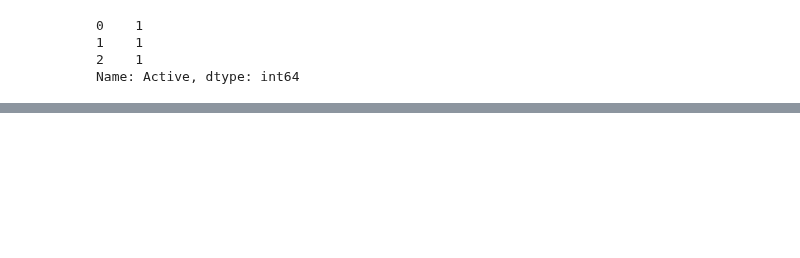
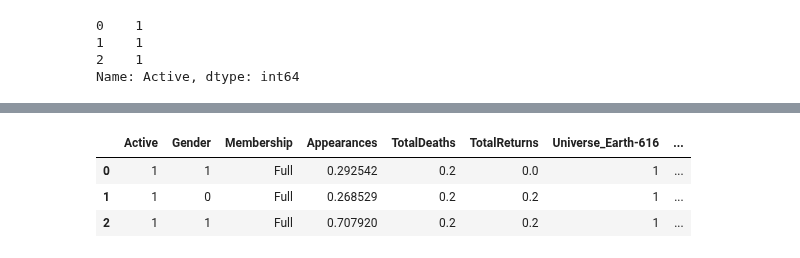
Before and after one commit to LDSSA/bootcamp, a Jupyter notebook: units/SLU15_Working_With_Real_Data/learning.ipynb, the cells around one changed output, grey strips where cells are left out. Saved outputs shown, nothing was run; the diff lists cells and outputs as text; code cells hidden in the pictures; blank space fills up the shorter version.

```diff
--- a/units/SLU15_Working_With_Real_Data/learning.ipynb
+++ b/units/SLU15_Working_With_Real_Data/learning.ipynb
@@ -293,0 +313,8 @@ Label encoder (Series.map becomes unpractical)
+# %%
+avengers = avengers.drop('Name', axis=1)
+avengers.head(3)
+# %% [output]
+|  | Active | Gender | Membership | Appearances | TotalDeaths | TotalReturns | Universe_Earth-616 | ... |
+| 0 | 1 | 1 | Full | 0.292542 | 0.2 | 0.0 | 1 | ... |
+| 1 | 1 | 0 | Full | 0.268529 | 0.2 | 0.2 | 1 | ... |
+| 2 | 1 | 1 | Full | 0.707920 | 0.2 | 0.2 | 1 | ... |
```
Also changed, not shown: parts of 36 cells of this notebook, 1 other file.
